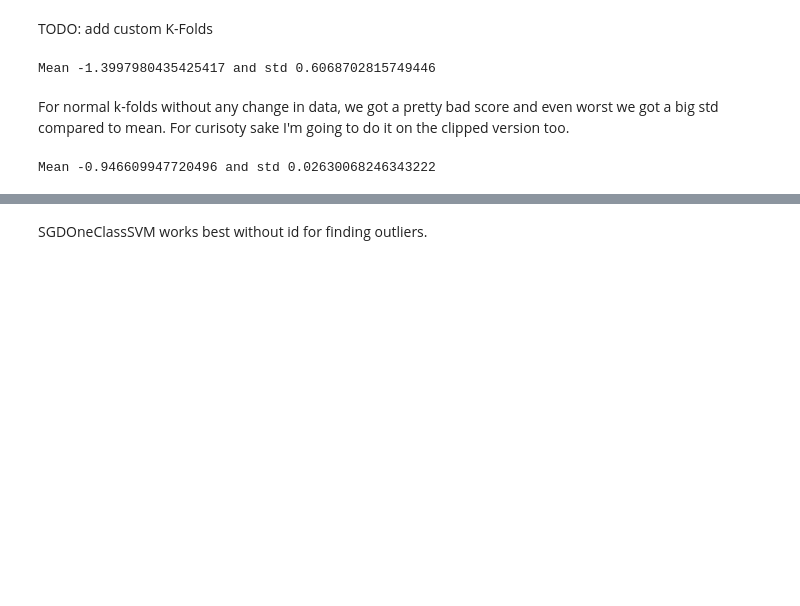
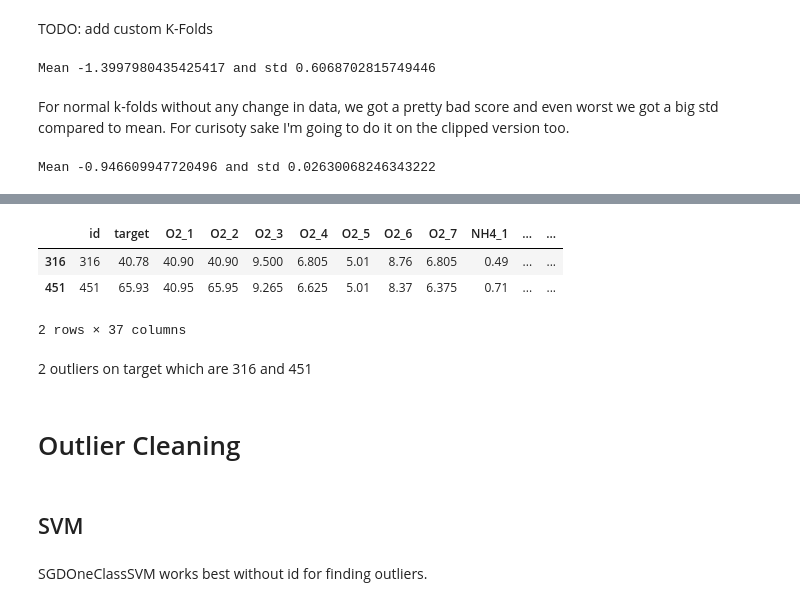
Before and after one commit to ameram/dissolved_o2_augmentation, a Jupyter notebook: playground_v8_final.ipynb, the cells around one changed output, grey strips where cells are left out. Saved outputs shown, nothing was run; the diff lists cells and outputs as text; code cells hidden in the pictures; blank space fills up the shorter version.

```diff
--- a/playground_v8_final.ipynb
+++ b/playground_v8_final.ipynb
@@ -114 +132,14 @@ array([-1,  1, -1, ...,  1,  1,  1], dtype=int32)
+# %%
+df[df.target>20]
+# %% [output]
+|  | id | target | O2_1 | O2_2 | O2_3 | O2_4 | O2_5 | O2_6 | O2_7 | NH4_1 | ... | ... |
+| 316 | 316 | 40.78 | 40.90 | 40.90 | 9.500 | 6.805 | 5.01 | 8.76 | 6.805 | 0.49 | ... | ... |
+| 451 | 451 | 65.93 | 40.95 | 65.95 | 9.265 | 6.625 | 5.01 | 8.37 | 6.375 | 0.71 | ... | ... |
+2 rows × 37 columns
+# %% [markdown]
+2 outliers on target which are 316 and 451
+# %% [markdown]
+# Outlier Cleaning
+# %% [markdown]
+## SVM
 # %%
```
Also changed, not shown: parts of 20 cells of this notebook.
